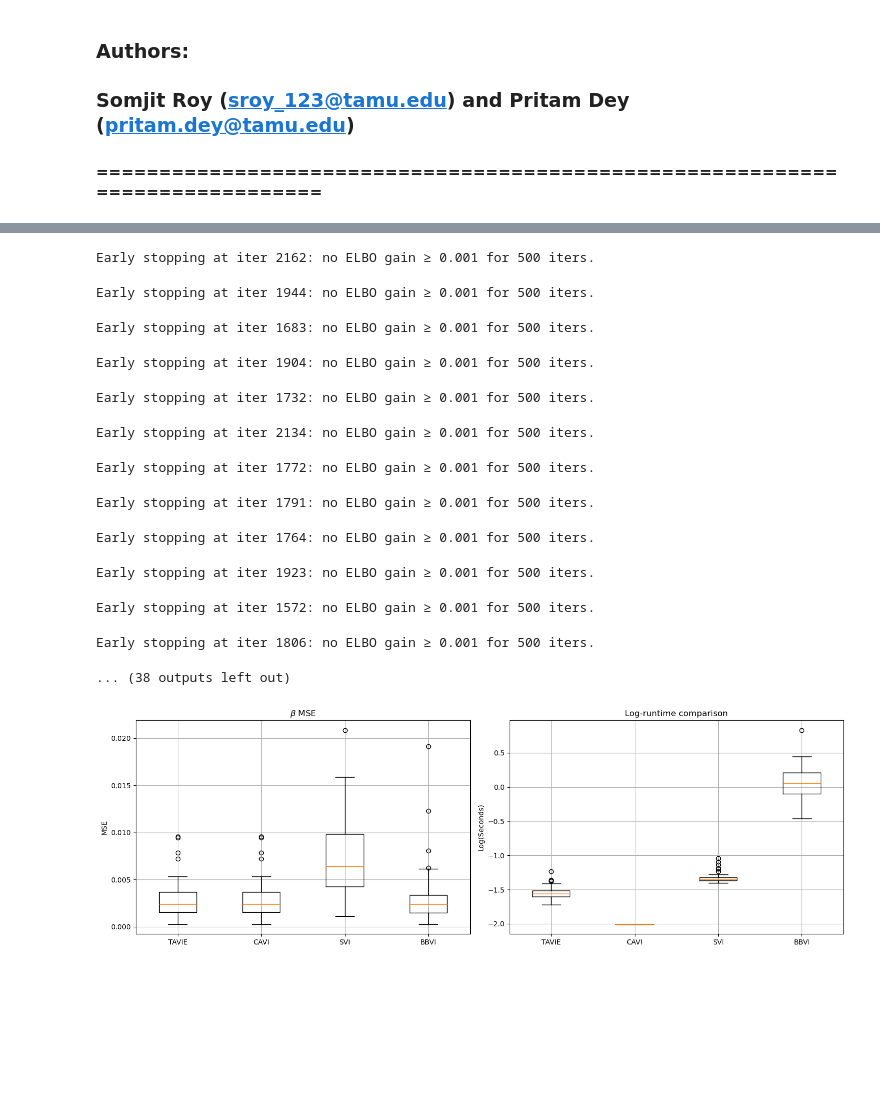
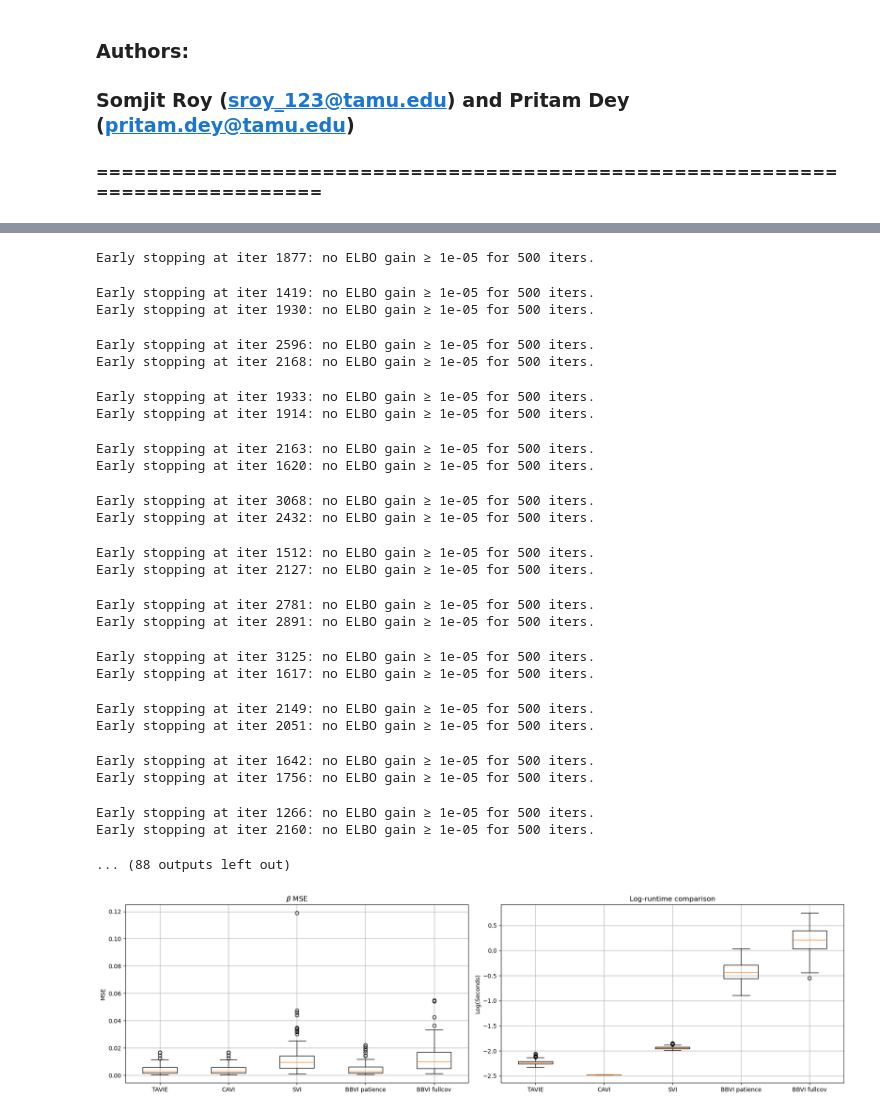
Before and after one commit to debdeepuw/TAVIE, a Jupyter notebook: comparisons.ipynb, the cells around one changed output, grey strips where cells are left out. Cells and saved outputs as stored; diff of their text form; code cells hidden in the pictures; blank space fills up the shorter version.

```diff
--- a/comparisons.ipynb
+++ b/comparisons.ipynb
@@ -211,17 +339,19 @@ logit_model = TAVIE_type_II(family="binomial", fit_intercept=True)
 # Experiment parameters
 n = 10000
 p = 6
-num_reps = 50
+num_reps = 100
 
 # Containers for metrics
 mse_beta_CAVI = np.zeros(num_reps)
 mse_beta_SVI = np.zeros(num_reps)
 mse_beta_TAVIE = np.zeros(num_reps)
 mse_beta_BBVI = np.zeros(num_reps)
+mse_beta_BBVI_fullcov = np.zeros(num_reps)
 time_TAVIE = np.zeros(num_reps)
 time_CAVI = np.zeros(num_reps)
 time_SVI = np.zeros(num_reps)
 time_BBVI = np.zeros(num_reps)
+time_BBVI_fullcov = np.zeros(num_reps)
 
 prior = {
     'mu'   : np.zeros(p+1),
@@ -270,48 +400,67 @@ for rep in trange(num_reps, desc="Repetitions"):
     beta_est3 = res3['mu']
     mse_beta_SVI[rep] = np.mean((beta_est3 - beta_true)**2)
 
-    # BBVI estimator
+    # BBVI patience estimator
     t0 = perf_counter()
-    res4 = BBVI_Logistic_patience(X_bbvi, y)
+    res4 = BBVI_Logistic_patience(X_bbvi, y, tol=1e-5)
     time_BBVI[rep] = perf_counter() - t0
     beta_est4 = res4['beta_mean']
     mse_beta_BBVI[rep] = np.mean((beta_est4 - beta_true)**2)
+
+    # BBVI full covariance estimator
+    t0 = perf_counter()
+    res5 = BBVI_Logistic_fullcov(X_bbvi, y, Sigma_prior=prior['Sigma'], tol=1e-5)
+    time_BBVI_fullcov[rep] = perf_counter() - t0
+    beta_est5 = res5['beta_mean']
+    mse_beta_BBVI_fullcov[rep] = np.mean((beta_est5 - beta_true)**2)
 # %% [output]
-Early stopping at iter 2162: no ELBO gain ≥ 0.001 for 500 iters.
+Early stopping at iter 1877: no ELBO gain ≥ 1e-05 for 500 iters.
-Early stopping at iter 1944: no ELBO gain ≥ 0.001 for 500 iters.
+Early stopping at iter 1419: no ELBO gain ≥ 1e-05 for 500 iters.
+Early stopping at iter 1930: no ELBO gain ≥ 1e-05 for 500 iters.
-Early stopping at iter 1683: no ELBO gain ≥ 0.001 for 500 iters.
+Early stopping at iter 2596: no ELBO gain ≥ 1e-05 for 500 iters.
+Early stopping at iter 2168: no ELBO gain ≥ 1e-05 for 500 iters.
-Early stopping at iter 1904: no ELBO gain ≥ 0.001 for 500 iters.
+Early stopping at iter 1933: no ELBO gain ≥ 1e-05 for 500 iters.
+Early stopping at iter 1914: no ELBO gain ≥ 1e-05 for 500 iters.
-Early stopping at iter 1732: no ELBO gain ≥ 0.001 for 500 iters.
+Early stopping at iter 2163: no ELBO gain ≥ 1e-05 for 500 iters.
+Early stopping at iter 1620: no ELBO gain ≥ 1e-05 for 500 iters.
-Early stopping at iter 2134: no ELBO gain ≥ 0.001 for 500 iters.
+Early stopping at iter 3068: no ELBO gain ≥ 1e-05 for 500 iters.
+Early stopping at iter 2432: no ELBO gain ≥ 1e-05 for 500 iters.
-Early stopping at iter 1772: no ELBO gain ≥ 0.001 for 500 iters.
+Early stopping at iter 1512: no ELBO gain ≥ 1e-05 for 500 iters.
+Early stopping at iter 2127: no ELBO gain ≥ 1e-05 for 500 iters.
-Early stopping at iter 1791: no ELBO gain ≥ 0.001 for 500 iters.
+Early stopping at iter 2781: no ELBO gain ≥ 1e-05 for 500 iters.
+Early stopping at iter 2891: no ELBO gain ≥ 1e-05 for 500 iters.
-Early stopping at iter 1764: no ELBO gain ≥ 0.001 for 500 iters.
+Early stopping at iter 3125: no ELBO gain ≥ 1e-05 for 500 iters.
+Early stopping at iter 1617: no ELBO gain ≥ 1e-05 for 500 iters.
-Early stopping at iter 1923: no ELBO gain ≥ 0.001 for 500 iters.
+Early stopping at iter 2149: no ELBO gain ≥ 1e-05 for 500 iters.
+Early stopping at iter 2051: no ELBO gain ≥ 1e-05 for 500 iters.
-Early stopping at iter 1572: no ELBO gain ≥ 0.001 for 500 iters.
+Early stopping at iter 1642: no ELBO gain ≥ 1e-05 for 500 iters.
+Early stopping at iter 1756: no ELBO gain ≥ 1e-05 for 500 iters.
-Early stopping at iter 1806: no ELBO gain ≥ 0.001 for 500 iters.
+Early stopping at iter 1266: no ELBO gain ≥ 1e-05 for 500 iters.
+Early stopping at iter 2160: no ELBO gain ≥ 1e-05 for 500 iters.
-... (38 outputs left out)
+... (88 outputs left out)
 # %%
 # Plotting results for TAVIE, CAVI, SVI, and BBVI
-fig, axes = plt.subplots(1, 2, figsize=(15, 5))
+fig, axes = plt.subplots(1, 2, figsize=(18, 5))
 
 # Beta MSE comparison
-axes[0].boxplot([mse_beta_TAVIE, mse_beta_CAVI, mse_beta_SVI, mse_beta_BBVI], tick_labels=['TAVIE', 'CAVI', 'SVI', 'BBVI'])
+axes[0].boxplot([mse_beta_TAVIE, mse_beta_CAVI, mse_beta_SVI, mse_beta_BBVI, mse_beta_BBVI_fullcov],
+                tick_labels=['TAVIE', 'CAVI', 'SVI', 'BBVI patience', 'BBVI fullcov'])
 axes[0].set_title(r'$\beta$ MSE')
 axes[0].set_ylabel('MSE')
 #axes[0].set_ylim(0, 0.5)
 axes[0].grid(True)
 
 # Runtime comparison
-axes[1].boxplot([np.log(time_TAVIE), np.log(time_CAVI), np.log(time_SVI), np.log(time_BBVI)],
-                tick_labels=['TAVIE', 'CAVI', 'SVI', 'BBVI'])
+axes[1].boxplot([np.log(time_TAVIE), np.log(time_CAVI), np.log(time_SVI), np.log(time_BBVI), np.log(time_BBVI_fullcov)],
+                tick_labels=['TAVIE', 'CAVI', 'SVI', 'BBVI patience', 'BBVI fullcov'])
 axes[1].set_title('Log-runtime comparison')
 axes[1].set_ylabel('Log(Seconds)')
 axes[1].grid(True)
 
 plt.tight_layout()
 plt.show()
 # %% [output]
-[figure, old version]
+[figure, new version]
 # %% [markdown]
 ## Comparing our TAVIE algorithm for Negative-Binomial family (Type II)
 
```
Also changed, not shown: parts of 10 cells of this notebook, 5 other files.
